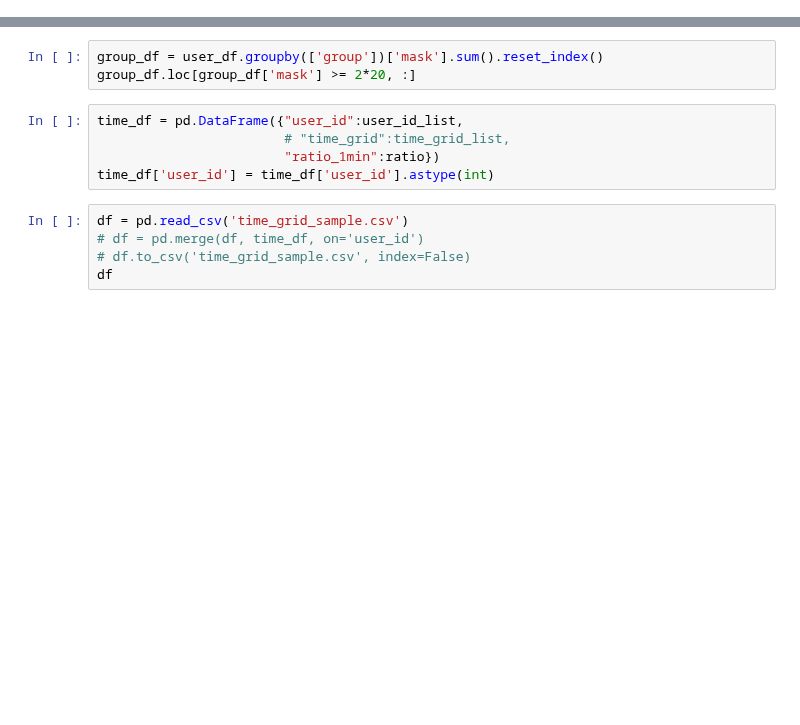
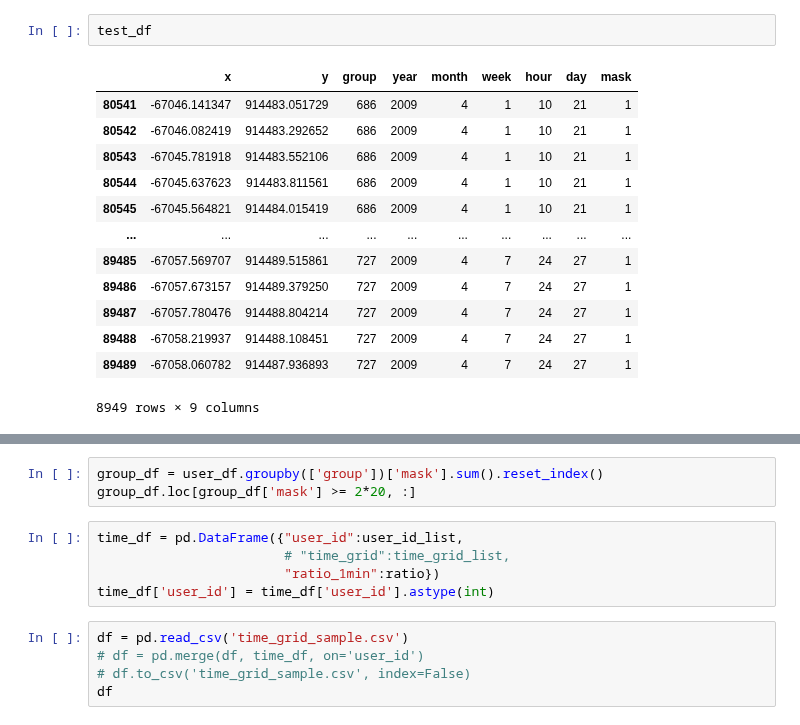
Before and after one commit to shkoma/geolife_timehetnet, a Jupyter notebook: data/geolife/preprocess.ipynb, the cells around one changed output, grey strips where cells are left out. Cells and saved outputs as stored; diff of their text form; blank space fills up the shorter version.

```diff
--- a/data/geolife/preprocess.ipynb
+++ b/data/geolife/preprocess.ipynb
@@ -1,3 +170,19 @@
+# %%
+test_df
+# %% [output]
+|  | x | y | group | year | month | week | hour | day | mask |
+| 80541 | -67046.141347 | 914483.051729 | 686 | 2009 | 4 | 1 | 10 | 21 | 1 |
+| 80542 | -67046.082419 | 914483.292652 | 686 | 2009 | 4 | 1 | 10 | 21 | 1 |
+| 80543 | -67045.781918 | 914483.552106 | 686 | 2009 | 4 | 1 | 10 | 21 | 1 |
+| 80544 | -67045.637623 | 914483.811561 | 686 | 2009 | 4 | 1 | 10 | 21 | 1 |
+| 80545 | -67045.564821 | 914484.015419 | 686 | 2009 | 4 | 1 | 10 | 21 | 1 |
+| ... | ... | ... | ... | ... | ... | ... | ... | ... | ... |
+| 89485 | -67057.569707 | 914489.515861 | 727 | 2009 | 4 | 7 | 24 | 27 | 1 |
+| 89486 | -67057.673157 | 914489.379250 | 727 | 2009 | 4 | 7 | 24 | 27 | 1 |
+| 89487 | -67057.780476 | 914488.804214 | 727 | 2009 | 4 | 7 | 24 | 27 | 1 |
+| 89488 | -67058.219937 | 914488.108451 | 727 | 2009 | 4 | 7 | 24 | 27 | 1 |
+| 89489 | -67058.060782 | 914487.936893 | 727 | 2009 | 4 | 7 | 24 | 27 | 1 |
+8949 rows × 9 columns
 # %%
 ## 1sample: 20분에 data
 ## total_samples = support_set + query_set
```
Also changed, not shown: parts of 12 cells of this notebook, 12 other files.
